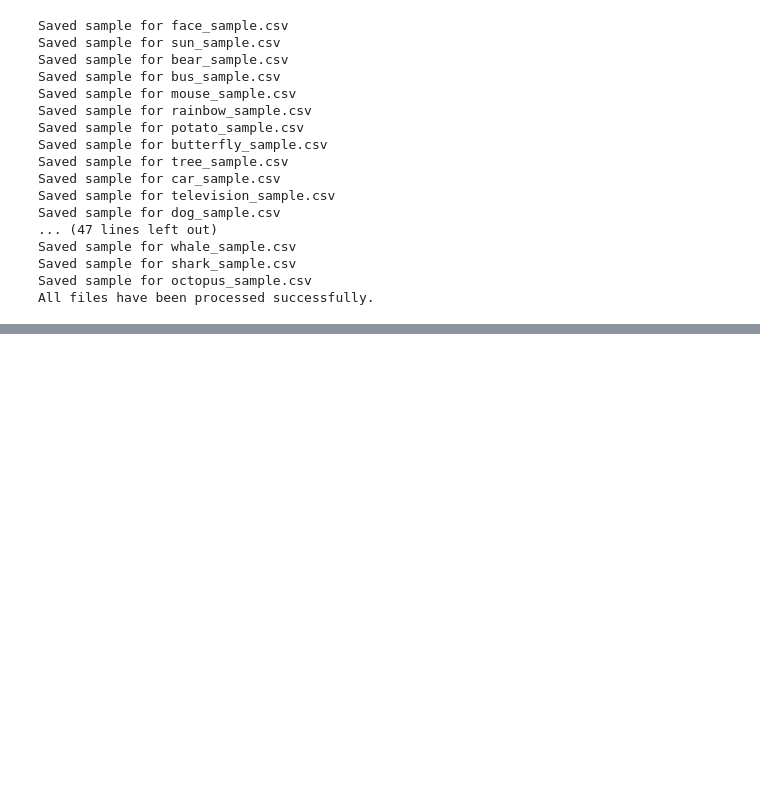
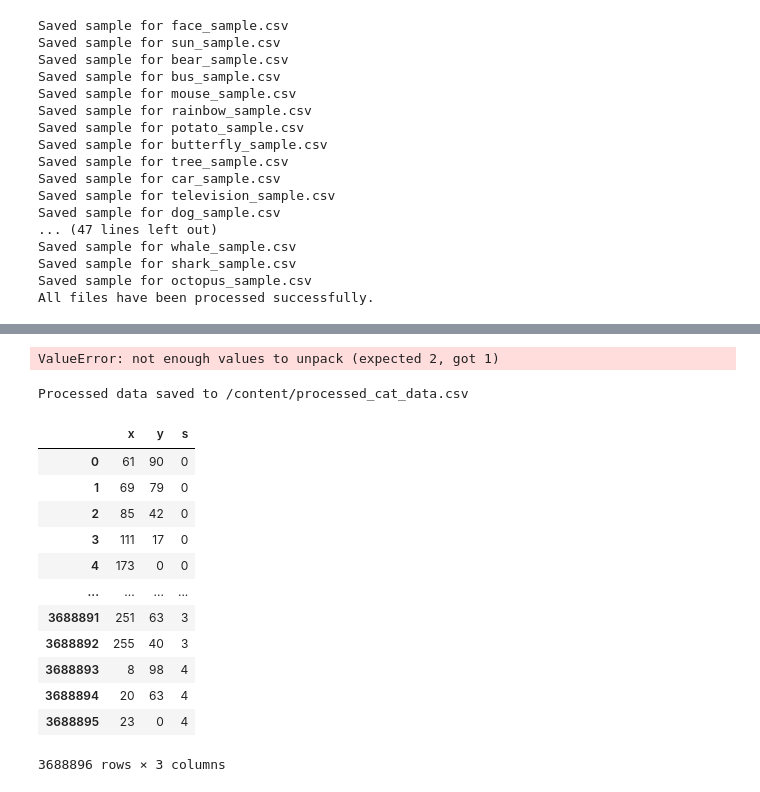
Before and after one commit to angiegh2002/recogonation-doodel, a Jupyter notebook: test_project_(1) (1).ipynb, the cells around one changed output, grey strips where cells are left out. Saved outputs shown, nothing was run; the diff lists cells and outputs as text; code cells hidden in the pictures; blank space fills up the shorter version.

```diff
--- a/test_project_(1) (1).ipynb
+++ b/test_project_(1) (1).ipynb
@@ -126,0 +134,77 @@ len(data_df)
+# %%
+processed_data = []
+for _, row in data_df.iterrows():
+  drawing = row['drawing']
+  points = process_drawing(drawing)
+  processed_data.extend(points)
+
+processed_df = pd.DataFrame(processed_data, columns=['x', 'y', 's'])
+
+# حفظ البيانات المحولة إلى ملف CSV
+output_path = '/content/processed_cat_data.csv'
+processed_df.to_csv(output_path, index=False)
+
+print(f"Processed data saved to {output_path}")
+# %% [output]
+ValueError: not enough values to unpack (expected 2, got 1)
+# %%
+import pandas as pd
+import ast  # لمعالجة النصوص الآمنة
+
+# دالة لمعالجة كل رسم
+def process_drawing(drawing):
+    points = []
+    for stroke_id, stroke in enumerate(drawing):
+        # التحقق من صحة الشطب (stroke)
+        if not isinstance(stroke, list) or len(stroke) != 2:
+            continue
+
+        x_coords, y_coords = stroke
+        # التحقق من أن الإحداثيات تحتوي على نفس الطول
+        if len(x_coords) != len(y_coords):
+            continue
+
+        # إضافة النقاط مع معرف الشطب
+        points.extend([(x, y, stroke_id) for x, y in zip(x_coords, y_coords)])
+
+    return points
+
+# قراءة البيانات الأصلية
+# افترض أن البيانات موجودة في عمود 'drawing' داخل data_df
+# يمكنك تعديل هذا الجزء حسب مصدر البيانات الخاص بك
+try:
+    processed_data = [
+        point
+        for _, row in data_df.iterrows()
+        for point in process_drawing(ast.literal_eval(row['drawing']))
+    ]
+except Exception as e:
+    print(f"Error processing data: {e}")
+    processed_data = []
+
+# تحويل البيانات إلى DataFrame
+processed_df = pd.DataFrame(processed_data, columns=['x', 'y', 's'])
+
+# حفظ البيانات المحولة إلى ملف CSV
+output_path = '/content/processed_cat_data.csv'
+processed_df.to_csv(output_path, index=False)
+
+print(f"Processed data saved to {output_path}")
+# %% [output]
+Processed data saved to /content/processed_cat_data.csv
+# %%
+processed_df
+# %% [output]
+|  | x | y | s |
+| 0 | 61 | 90 | 0 |
+| 1 | 69 | 79 | 0 |
+| 2 | 85 | 42 | 0 |
+| 3 | 111 | 17 | 0 |
+| 4 | 173 | 0 | 0 |
+| ... | ... | ... | ... |
+| 3688891 | 251 | 63 | 3 |
+| 3688892 | 255 | 40 | 3 |
+| 3688893 | 8 | 98 | 4 |
+| 3688894 | 20 | 63 | 4 |
+| 3688895 | 23 | 0 | 4 |
+3688896 rows × 3 columns
```
Also changed, not shown: parts of 9 cells of this notebook.
